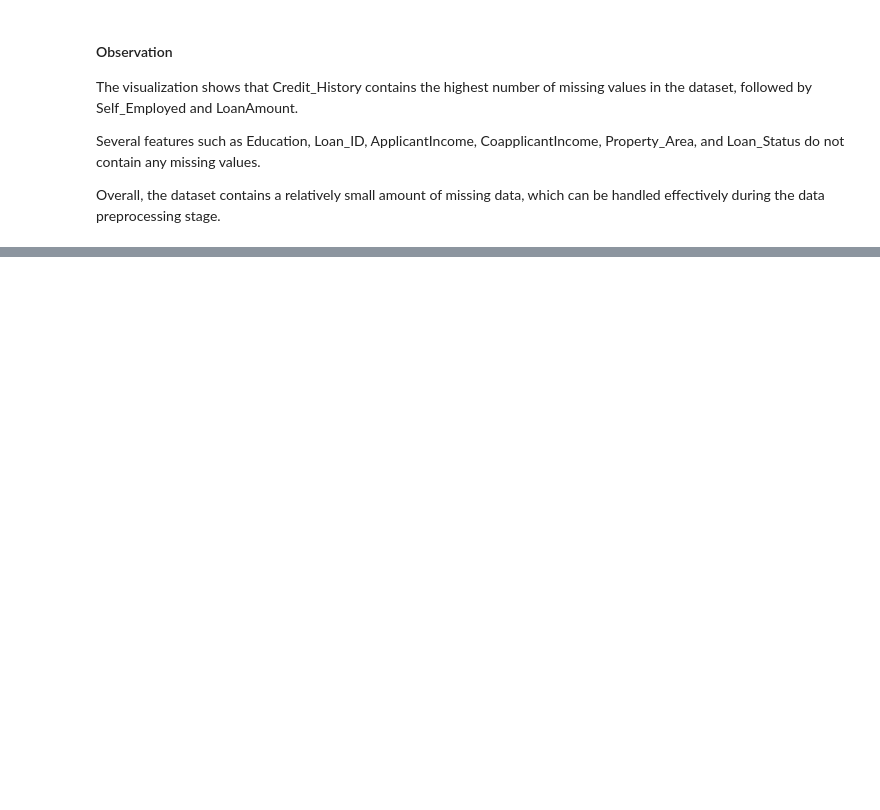
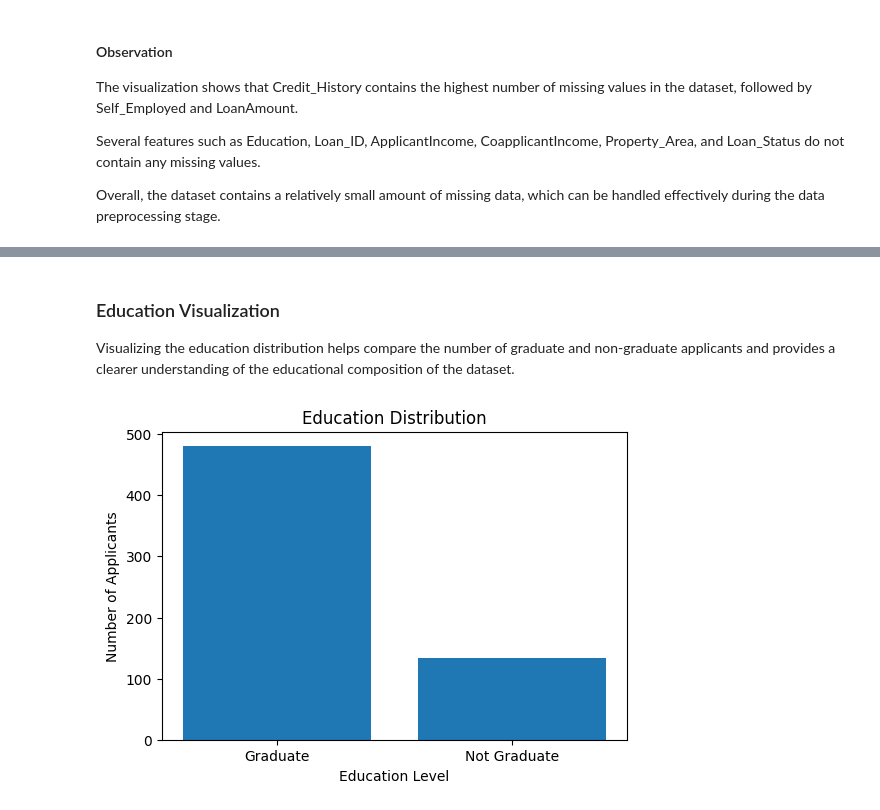
Before and after one commit to huzaifawaheed2/DevelopersHub-Corporation-Internship, a Jupyter notebook: Project-02-Credit-Risk-Prediction/notebooks/credit_risk_prediction.ipynb, the cells around one changed output, grey strips where cells are left out. Drawn from its saved outputs; the diff is of its cells as text; code cells hidden in the pictures; blank space fills up the shorter version.

```diff
--- a/Project-02-Credit-Risk-Prediction/notebooks/credit_risk_prediction.ipynb
+++ b/Project-02-Credit-Risk-Prediction/notebooks/credit_risk_prediction.ipynb
@@ -418,0 +657,25 @@ Overall, the dataset contains a relatively small amount of missing data, which c
+# %% [markdown]
+### Education Visualization
+
+Visualizing the education distribution helps compare the number of graduate and non-graduate applicants and provides a clearer understanding of the educational composition of the dataset.
+# %%
+# Calculate the distribution of education levels
+education_count = df["Education"].value_counts()
+
+education_count
+
+# Create a bar chart for education distribution
+plt.figure(figsize=(6,4))
+
+plt.bar(
+    education_count.index,      # Education categories
+    education_count.values      # Number of applicants
+)
+
+plt.title("Education Distribution")
+plt.xlabel("Education Level")
+plt.ylabel("Number of Applicants")
+
+plt.show()
+# %% [output]
+[figure, added]
```
Also changed, not shown: parts of 64 cells of this notebook.
